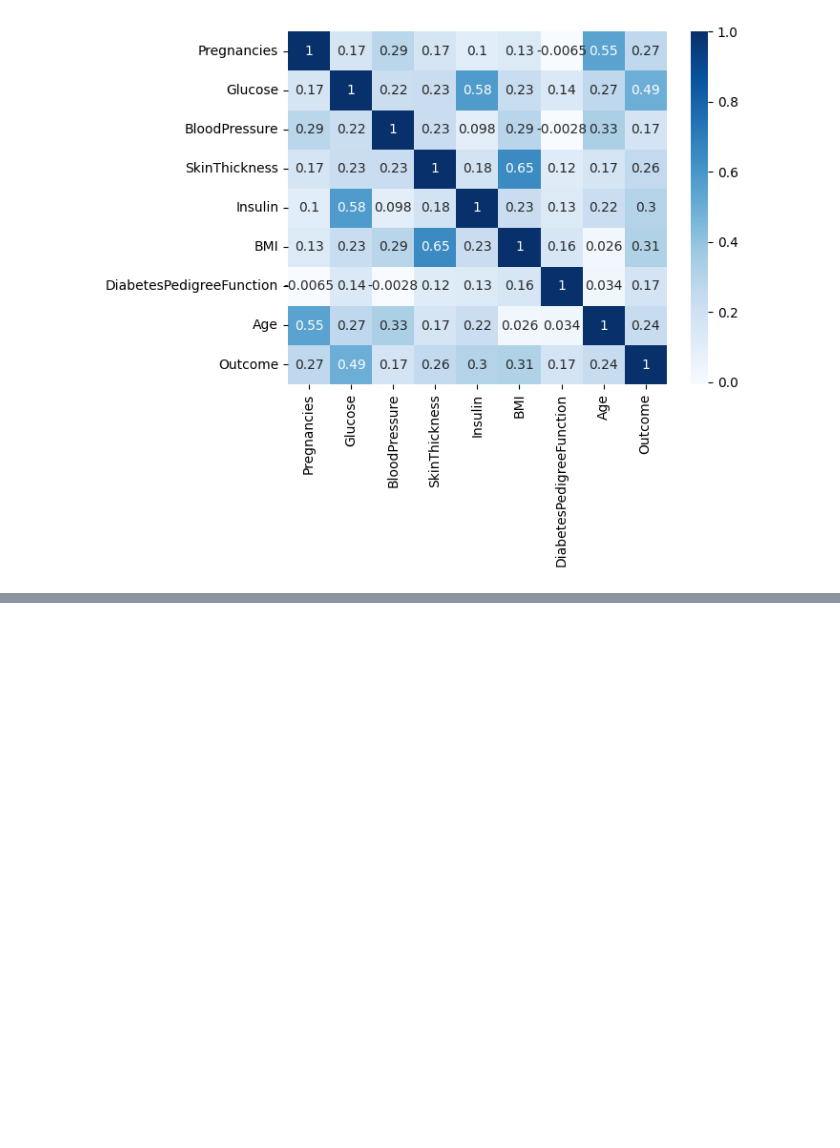
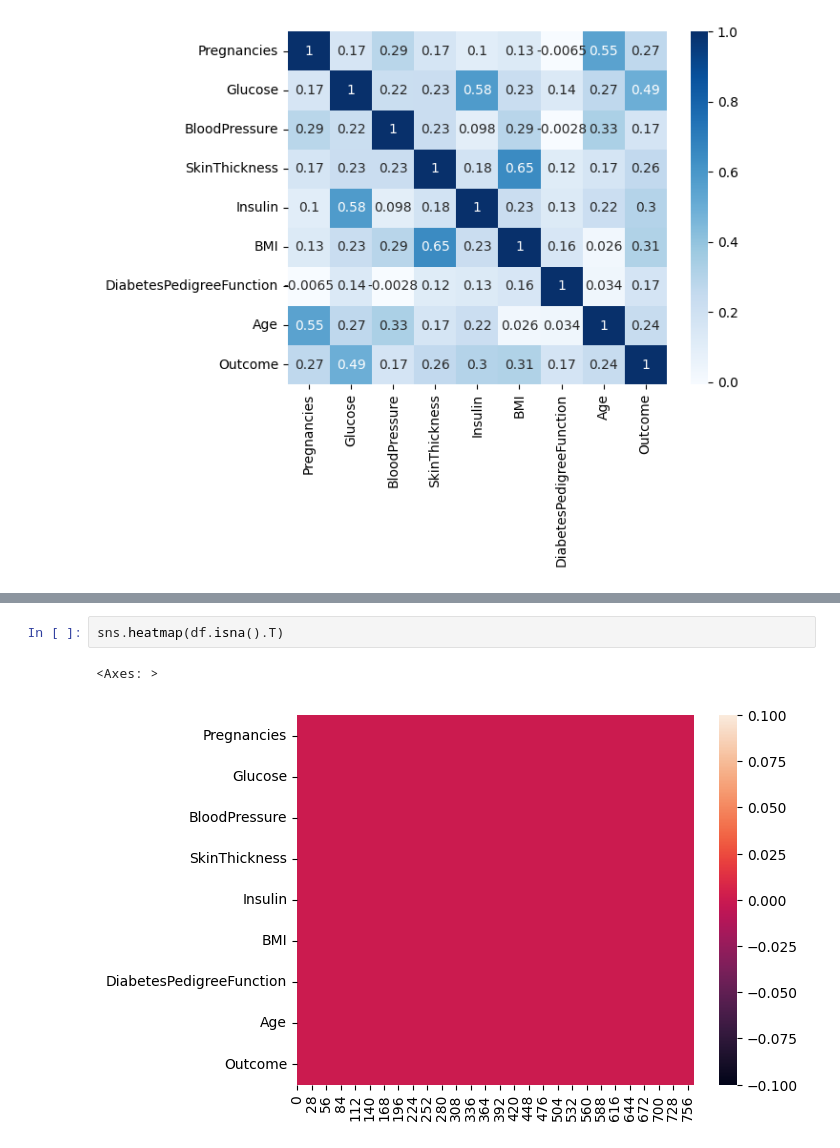
Before and after one commit to ashmi721/Data_Science_Project, a Jupyter notebook: diabetes_diagnostic_mesures.ipynb, the cells around one changed output, grey strips where cells are left out. Saved outputs shown, nothing was run; the diff lists cells and outputs as text; blank space fills up the shorter version.

```diff
--- a/diabetes_diagnostic_mesures.ipynb
+++ b/diabetes_diagnostic_mesures.ipynb
@@ -241,0 +268,5 @@ sns.pairplot(df,hue='Outcome')
+# %%
+sns.heatmap(df.isna().T)
+# %% [output]
+<Axes: >
+[figure, added]
```
Also changed, not shown: parts of 5 cells of this notebook.
